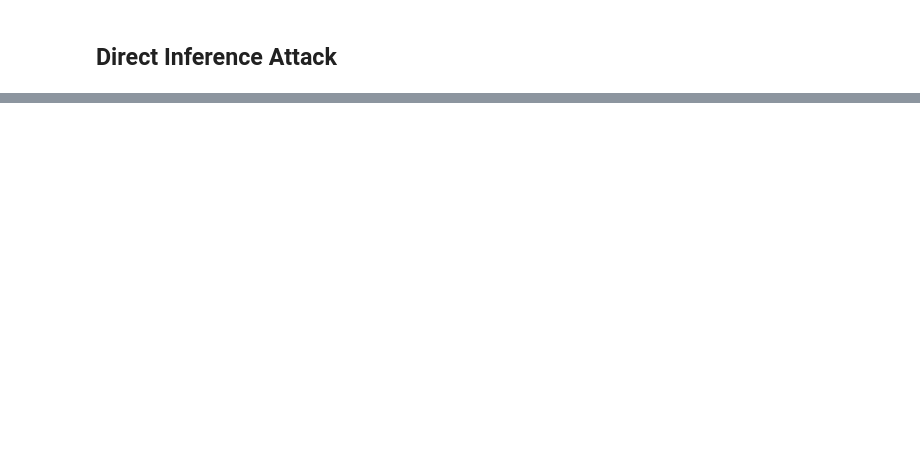
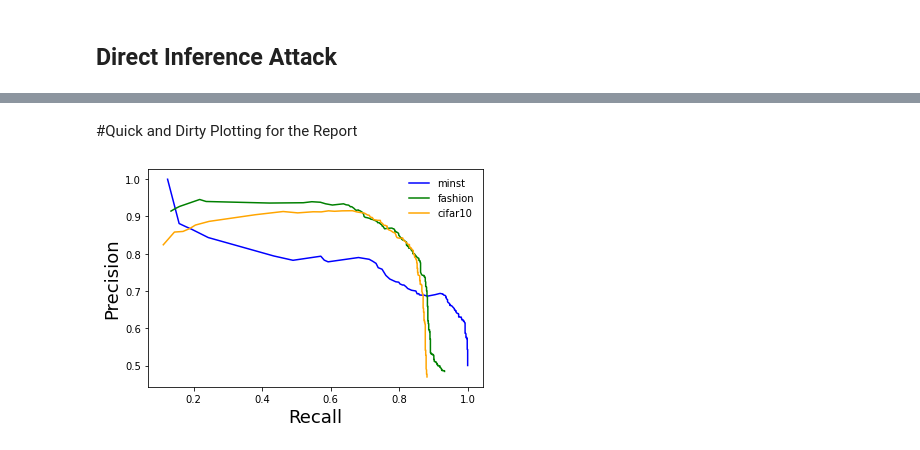
Before and after one commit to hallojs/nn_direct_mia, a Jupyter notebook: direct_mia.ipynb, the cells around one changed output, grey strips where cells are left out. Cells and saved outputs as stored; diff of their text form; code cells hidden in the pictures; blank space fills up the shorter version.

Commit message:
update for the final project report

```diff
--- a/direct_mia.ipynb
+++ b/direct_mia.ipynb
@@ -397,0 +385,29 @@ false positives over all target_records:  212
+# %% [markdown]
+#Quick and Dirty Plotting for the Report
+# %%
+import matplotlib.pyplot as plt
+# plot recall-precision curves
+# load plotting data
+metric='cosine'
+precision = np.empty((0,1000), float)
+recall = np.empty((0,1000), float)
+for dataset_path in ['mnist_old', 'fashion_mnist_old', 'cifar10']:
+  tmp = np.load('storage/' + dataset_path + '/' + metric +
+                '_precision_curve.npy')
+  precision = np.append(precision, np.array([tmp]), axis=0)
+  tmp = np.load('storage/' + dataset_path + '/' + metric +
+                '_recall_curve.npy')
+  recall = np.append(recall, np.array([tmp]), axis=0)
+
+fig, ax = plt.subplots()
+ax.plot(recall[0,499:], precision[0,499:], color='blue', label='minst')
+ax.plot(recall[1,499:], precision[1,499:], color='green', label='fashion')
+ax.plot(recall[2,499:], precision[2,499:], color='orange', label='cifar10')
+plt.xlabel('Recall', fontsize=18)
+plt.ylabel('Precision', fontsize=18)
+legend = ax.legend(loc='lower left', shadow=True, fontsize='x-large')
+legend.get_frame().set_linewidth(0.0)
+plt.legend(frameon=False)
+plt.savefig('plots/cosine_mnist_fashion_cifar_precision_recall_curve.pdf')
+# %% [output]
+[figure, added]
```
Also changed, not shown: parts of 10 cells of this notebook, 1 other file.
